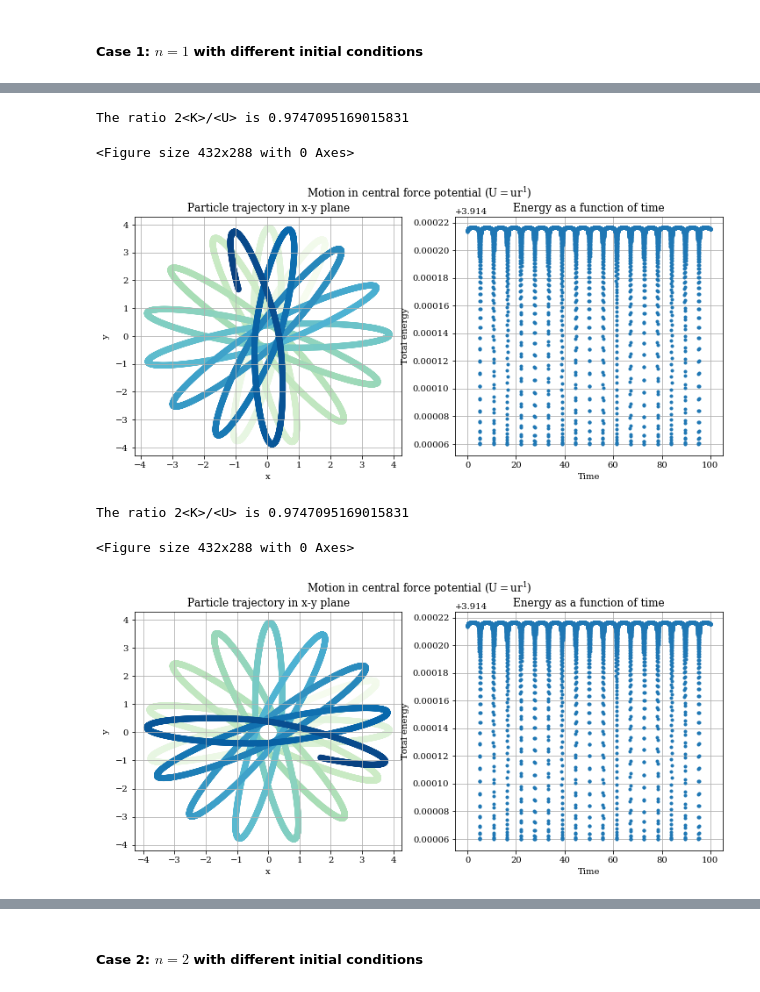
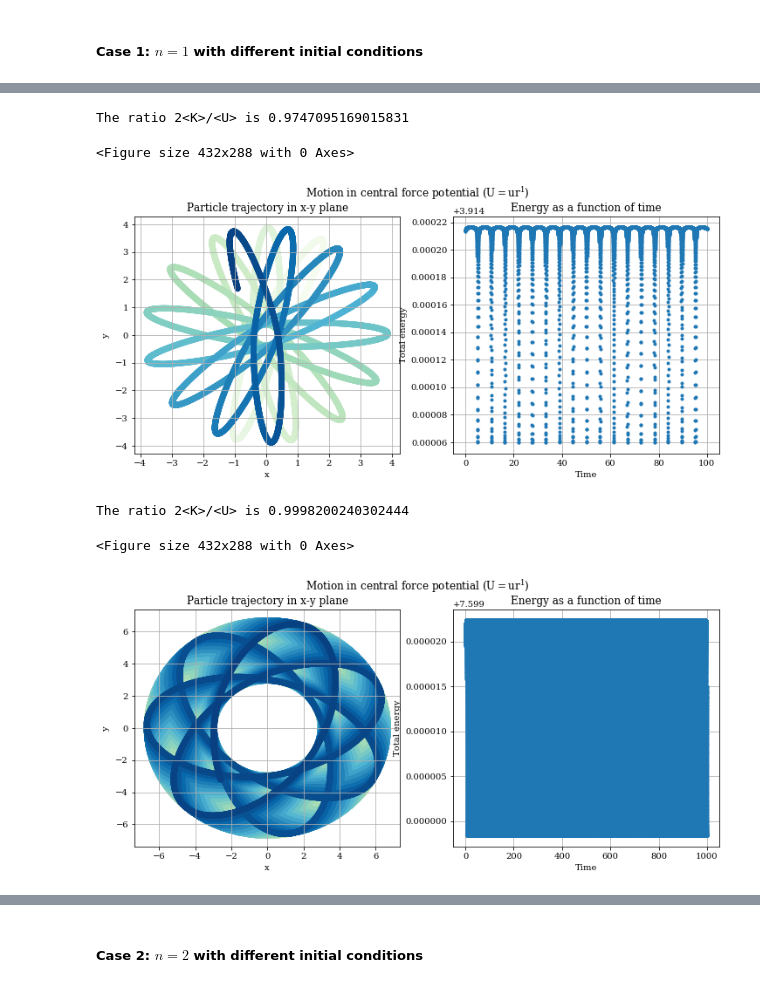
Before and after one commit to wehs7661/CompPhys, a Jupyter notebook: Homework/Homework_01.ipynb, the cells around one changed output, grey strips where cells are left out. Saved outputs shown, nothing was run; the diff lists cells and outputs as text; code cells hidden in the pictures.

```diff
--- a/Homework/Homework_01.ipynb
+++ b/Homework/Homework_01.ipynb
@@ -208,7 +213,6 @@ def CFP_verlet(n, r0, p0, m=1, u=1, N=10000, dt=0.01, model1=True):
         plt.suptitle('Motion in central force potential ($U = ur^{%s}$)' %n)
     else:
         plt.suptitle('Motion in central force potential ($U = -ur^{%s}$)' %n)
-    #fig.tight_layout(pad=3.0)
 
     plt.subplot(1, 2, 1)
     plt.scatter(r[0], r[1], c = plt.cm.GnBu(np.linspace(0, 1, len(r[0]))))
@@ -225,3 +229,5 @@ def CFP_verlet(n, r0, p0, m=1, u=1, N=10000, dt=0.01, model1=True):
         plt.ticklabel_format(style='sci', axis='y', scilimits=(0, 0))
     plt.title('Energy as a function of time')
     plt.grid()
+
+    return K, U,  p
@@ -234,10 +254,10 @@ CFP_verlet(1, [1, 1], [1, 2])
 # %% [output]
 The ratio 2<K>/<U> is 0.9747095169015831
 <Figure size 432x288 with 0 Axes>
-[figure, old version]
+[figure, new version]
 # %%
-CFP_verlet(1, [1, 1], [2, 1])
+CFP_verlet(1, [5, 1], [1, 2], N=100000)
 # %% [output]
-The ratio 2<K>/<U> is 0.9747095169015831
+The ratio 2<K>/<U> is 0.9998200240302444
 <Figure size 432x288 with 0 Axes>
-[figure, old version]
+[figure, new version]
```
Also changed, not shown: parts of 24 cells of this notebook.
